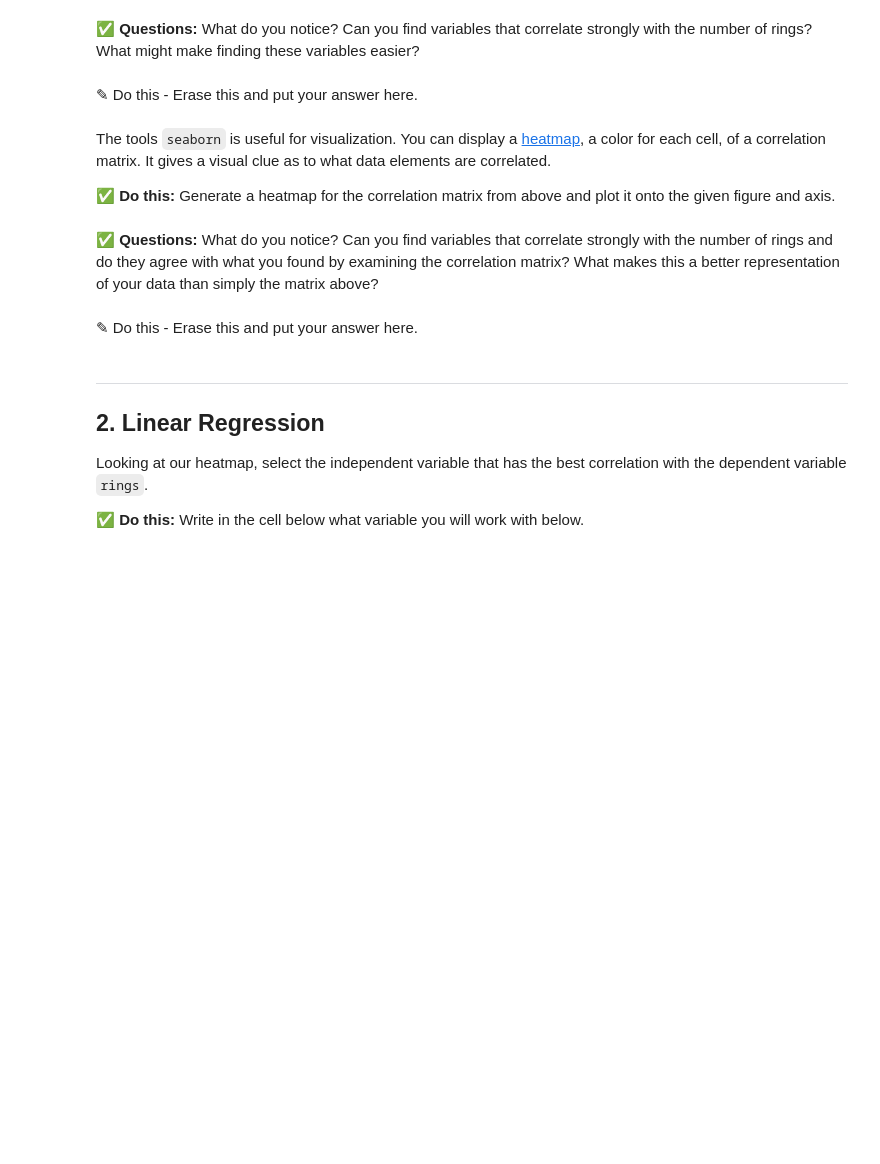
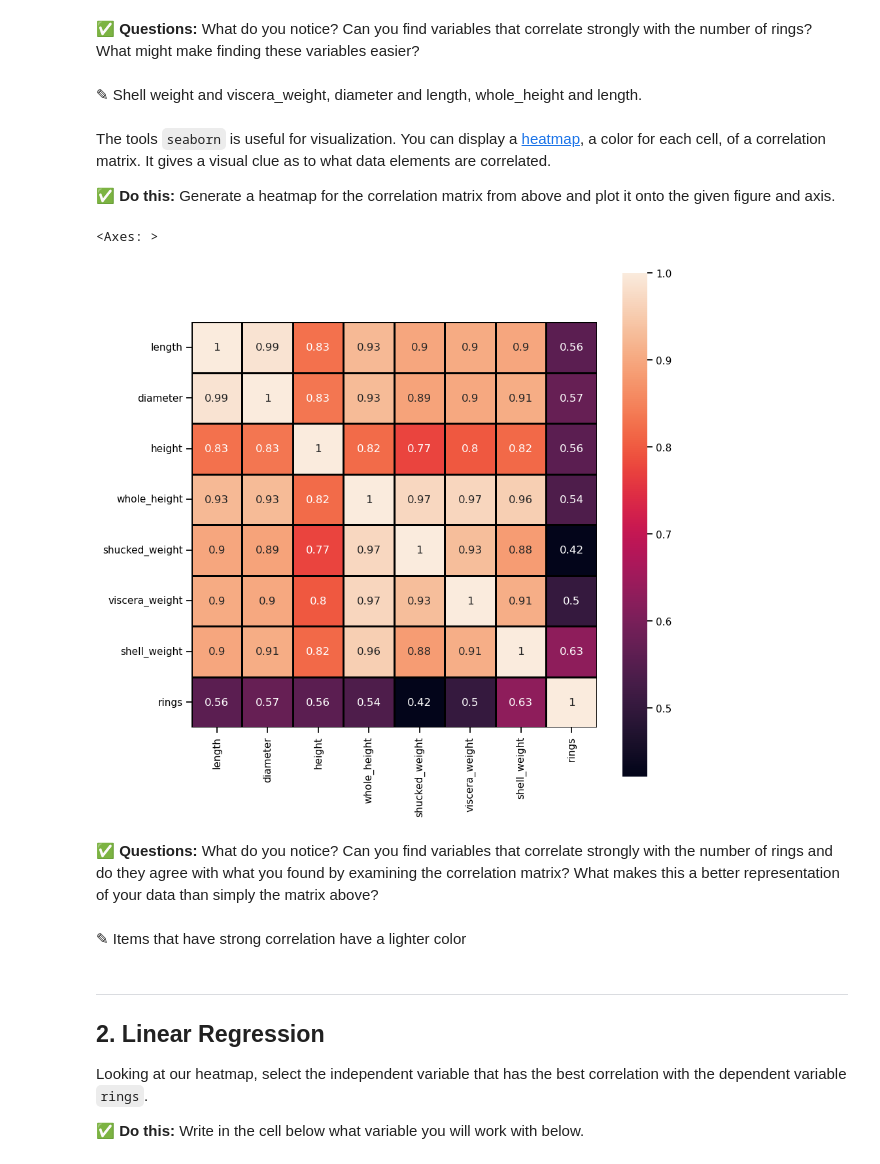
Before and after one commit to ChrSch6767/CMSE202-f26-turnin, a Jupyter notebook: Day-13/Day-13_In-Class-Regression-STUDENT.ipynb, the cells around one changed output. Drawn from its saved outputs; the diff is of its cells as text; code cells hidden in the pictures; blank space fills up the shorter version.

```diff
--- a/Day-13/Day-13_In-Class-Regression-STUDENT.ipynb
+++ b/Day-13/Day-13_In-Class-Regression-STUDENT.ipynb
@@ -91,8 +91,9 @@ import numpy as np
 sns.set_context("notebook")
 
 # You need to set up a list of column names to use when loading the data. The Dataset.spec file provides the details for the column names and their order.
-column_names = []
+column_names = ["sex", "length", "diameter", "height", "whole_height", "shucked_weight", "viscera_weight", "shell_weight", "rings"]
 
 # Once you have the column names, load the data using pandas.
-abalone = pd.read_csv(...) # Fill in the appropriate arguments to load the data with the correct column names.
+abalone = pd.read_csv("abalone-data", delimiter = " ", header=None) # Fill in the appropriate arguments to load the data with the correct column names.
+abalone.columns = column_names
 abalone.head()
@@ -115,3 +135,6 @@ The diagonal of the matrix is all ones since that the correlation of the column
 **&#9989; Do This:** Calculate and display the correlation matrix associated with your data. NOTE: Depending on your pandas version, this step might initially give you an error. If this is the case, remove the sex column from the dataframe.
 # %%
 # put your code here
+nosex = abalone.drop(columns = "sex")
+corr = nosex.corr()
+corr
@@ -118,7 +151,7 @@ The diagonal of the matrix is all ones since that the correlation of the column
 # %% [markdown]
 **&#9989; Questions:** What do you notice? Can you find variables that correlate strongly with the number of rings? What might make finding these variables easier?
 # %% [markdown]
-<font size=+3>&#9998;</font> Do this - Erase this and put your answer here.
+<font size=+3>&#9998;</font> Shell weight and viscera_weight, diameter and length, whole_height and length.
 # %% [markdown]
 The tools `seaborn` is useful for visualization. You can display a [heatmap](https://seaborn.pydata.org/generated/seaborn.heatmap.html), a color for each cell, of a correlation matrix. It gives a visual clue as to what data elements are correlated.
 
@@ -126,10 +159,14 @@ The tools `seaborn` is useful for visualization. You can display a [heatmap](htt
 # %%
 fig, ax = plt.subplots(1,1, figsize = (10,10) )
 # put your code here
+sns.heatmap(corr, square = True, annot = True, linewidths = 1, linecolor = "black")
+# %% [output]
+<Axes: >
+[figure, added]
 # %% [markdown]
 **&#9989; Questions:** What do you notice? Can you find variables that correlate strongly with the number of rings and do they agree with what you found by examining the correlation matrix? What makes this a better representation of your data than simply the matrix above?
-# %% [markdown]
-<font size=+3>&#9998;</font> Do this - Erase this and put your answer here.
+# %% [markdown]
+<font size=+3>&#9998;</font> Items that have strong correlation have a lighter color
 # %% [markdown]
 ---
 <a id="regression"></a>
```
Also changed, not shown: parts of 17 cells of this notebook, 2 other files.
